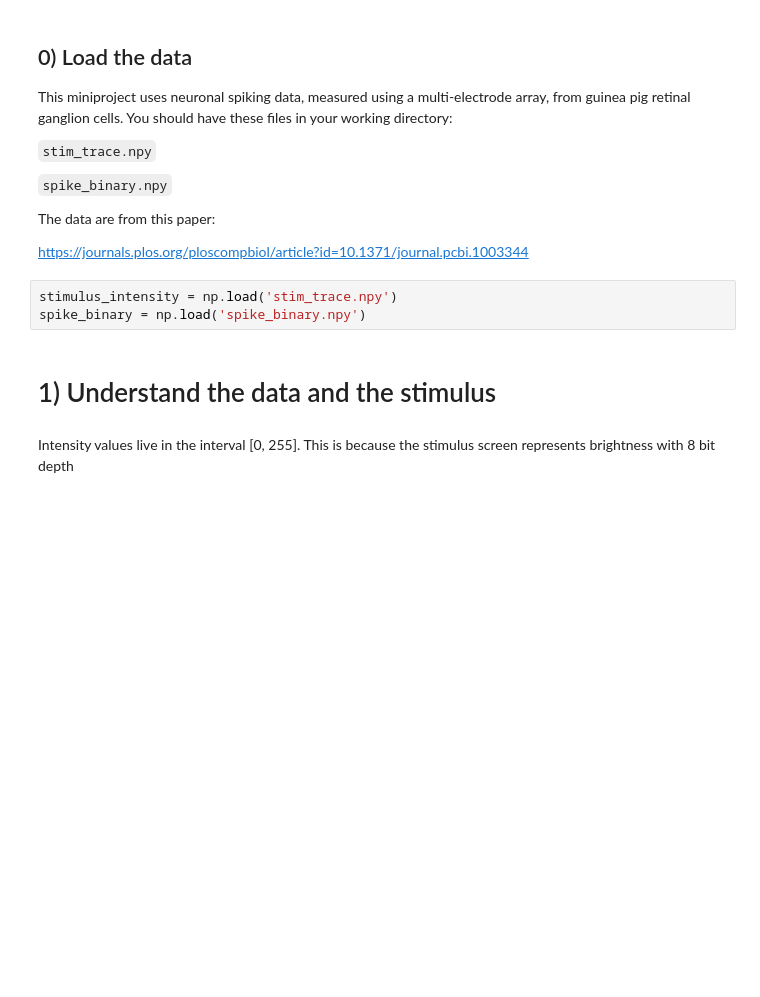
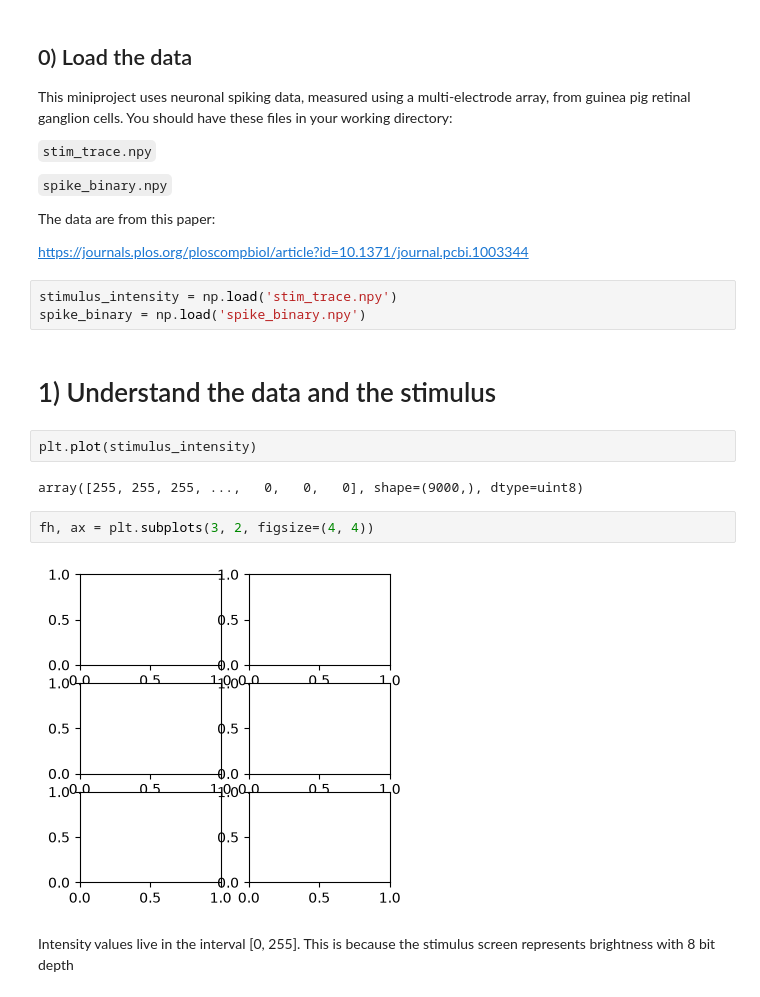
Before and after one commit to HeroHTML5/ABIO558-Ad, a Jupyter notebook: miniproject_2_blank.ipynb, the cells around one changed output. Cells and saved outputs as stored; diff of their text form; blank space fills up the shorter version.

```diff
--- a/miniproject_2_blank.ipynb
+++ b/miniproject_2_blank.ipynb
@@ -39,5 +39,13 @@ stimulus_intensity = np.load('stim_trace.npy')
 spike_binary = np.load('spike_binary.npy')
 # %% [markdown]
 # 1) Understand the data and the stimulus
+# %%
+plt.plot(stimulus_intensity)
+# %% [output]
+array([255, 255, 255, ...,   0,   0,   0], shape=(9000,), dtype=uint8)
+# %%
+fh, ax = plt.subplots(3, 2, figsize=(4, 4))
+# %% [output]
+[figure, added]
 # %% [markdown]
 Intensity values live in the interval [0, 255]. This is because the stimulus screen represents brightness with 8 bit depth
```
Also changed, not shown: parts of 16 cells of this notebook.
